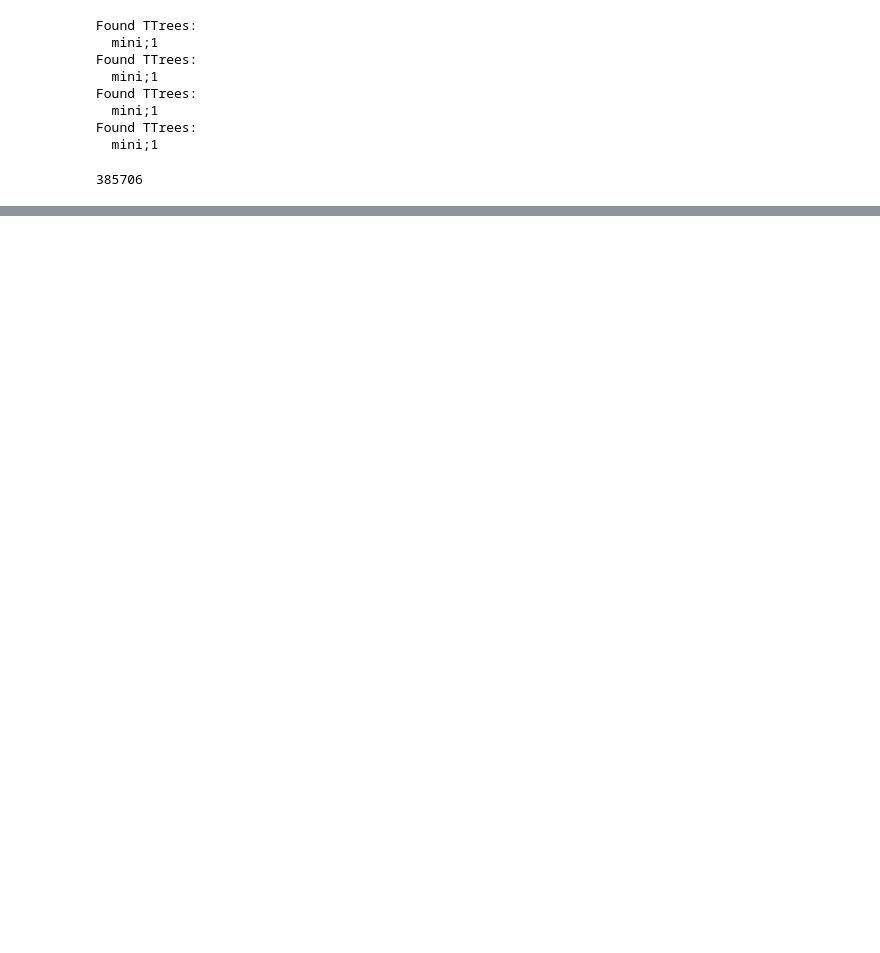
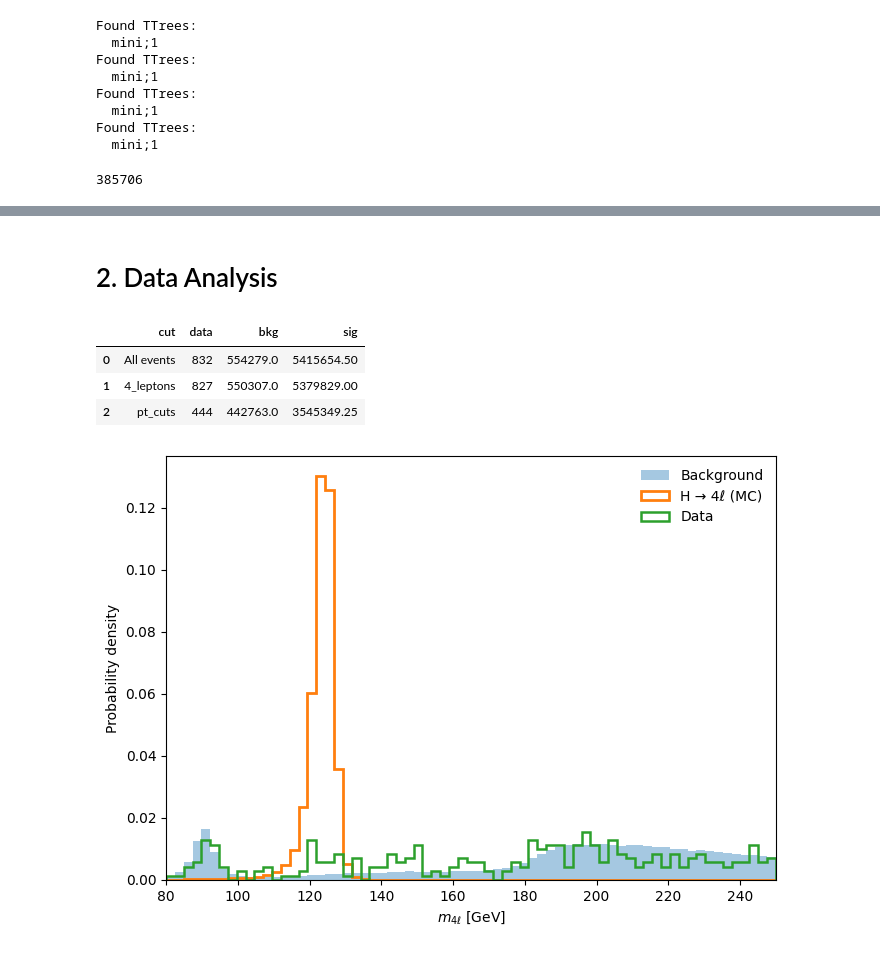
Before and after one commit to adityabhargava04/H4L, a Jupyter notebook: analysis_notebook.ipynb, the cells around one changed output, grey strips where cells are left out. Saved outputs shown, nothing was run; the diff lists cells and outputs as text; code cells hidden in the pictures; blank space fills up the shorter version.

Commit message:
Added pT selection cuts, prep for ZZ* reconstruction

```diff
--- a/analysis_notebook.ipynb
+++ b/analysis_notebook.ipynb
@@ -78,0 +87,30 @@ plt.legend()
+# %% [markdown]
+# 2. Data Analysis
+# %%
+selections = define_selections()
+
+cutflow = build_cutflow(
+    preproc_data,
+    preproc_bkg,
+    preproc_sig,
+    selections
+)
+
+cutflow
+# %% [output]
+|  | cut | data | bkg | sig |
+| 0 | All events | 832 | 554279.0 | 5415654.50 |
+| 1 | 4_leptons | 827 | 550307.0 | 5379829.00 |
+| 2 | pt_cuts | 444 | 442763.0 | 3545349.25 |
+# %%
+mask_data_pt = apply_selections(preproc_data, selections, upto="pt_cuts")
+mask_bkg_pt  = apply_selections(preproc_bkg,  selections, upto="pt_cuts")
+mask_sig_pt  = apply_selections(preproc_sig,  selections, upto="pt_cuts")
+
+data_pt = preproc_data.loc[mask_data_pt]
+bkg_pt  = preproc_bkg.loc[mask_bkg_pt]
+sig_pt  = preproc_sig.loc[mask_sig_pt]
+
+fig = plot_m4l_density(bkg_pt, sig_pt, data_pt, n_bins=70)
+# %% [output]
+[figure, added]
```
Also changed, not shown: parts of 6 cells of this notebook, 3 other files.
